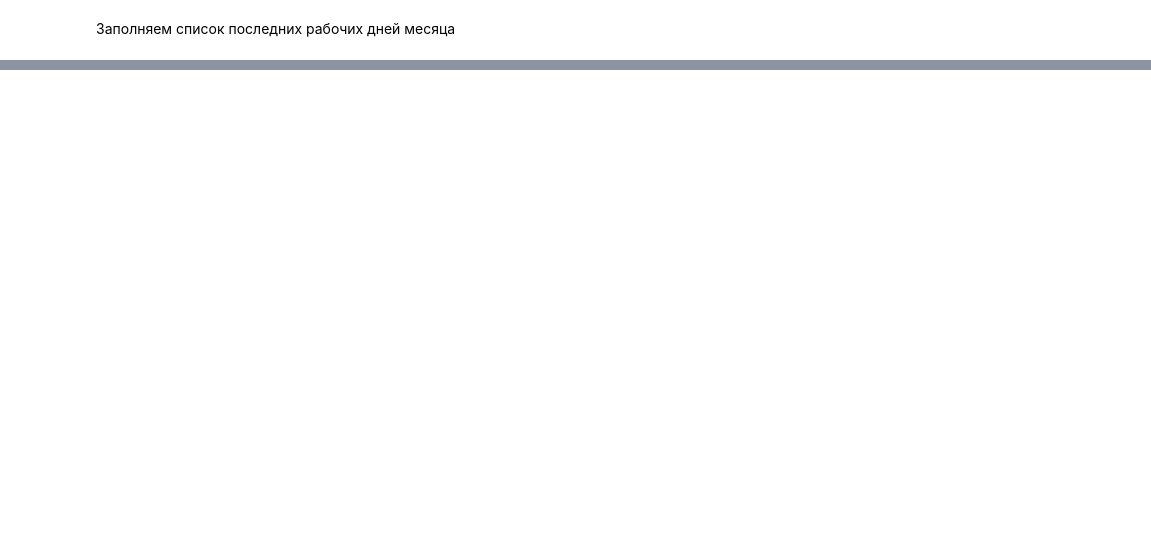
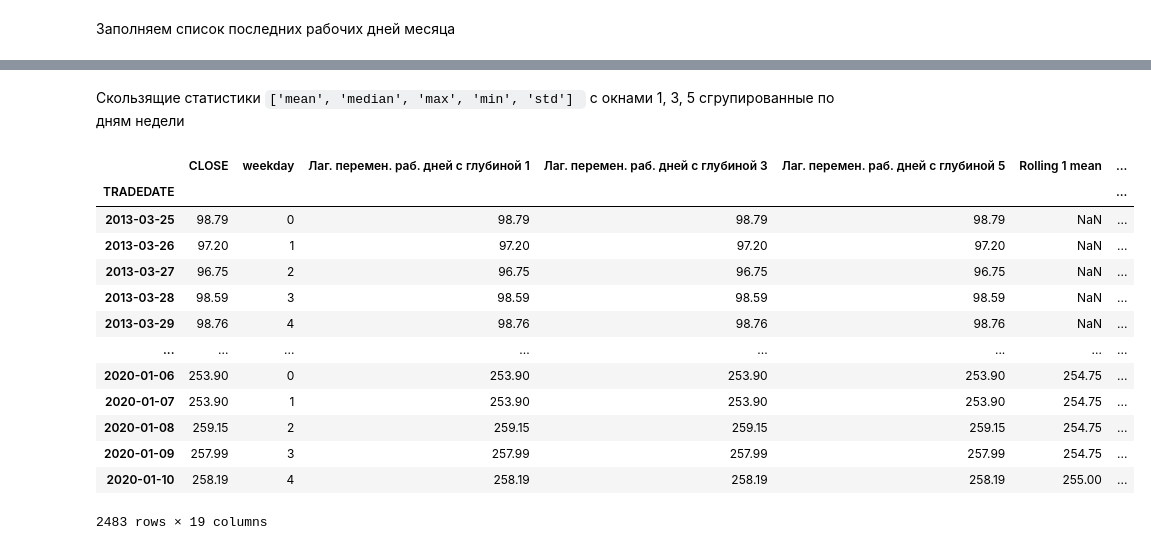
Before and after one commit to Rain1414/python_data_analysis_2021, a Jupyter notebook: hw_3.ipynb, the cells around one changed output, grey strips where cells are left out. Drawn from its saved outputs; the diff is of its cells as text; code cells hidden in the pictures; blank space fills up the shorter version.

```diff
--- a/hw_3.ipynb
+++ b/hw_3.ipynb
@@ -324,0 +260,4 @@ Name: 2025-12-31 00:00:00, dtype: int32
+# %%
+ts = pd.read_csv('./data/sber_stocks.csv', usecols=['CLOSE', 'TRADEDATE'],
+                 index_col='TRADEDATE', parse_dates=True)
+ts = ts.CLOSE
@@ -324,0 +266,2 @@ Name: 2025-12-31 00:00:00, dtype: int32
+# %%
+ts_1 = ts.asfreq(pd.offsets.Day()).fillna(method='ffill')
@@ -324,0 +285,4 @@ Name: 2025-12-31 00:00:00, dtype: int32
+# %%
+ts_1_df = pd.DataFrame(ts_1)
+ts_1_df['weekday'] = ts_1_df.index.weekday
+ts_1_df
@@ -324,0 +306,4 @@ Name: 2025-12-31 00:00:00, dtype: int32
+# %%
+for i in range(1, 6, 2):
+    ts_1_df['Лаг. перемен. раб. дней с глубиной ' + str(i)]=ts_1.shift(i, freq=russian_busday).values
+ts_1_df
@@ -324,0 +325,32 @@ Name: 2025-12-31 00:00:00, dtype: int32
+# %% [markdown]
+Скользящие статистики `['mean', 'median', 'max', 'min', 'std'] ` с окнами 1, 3, 5 сгрупированные по дням недели
+# %%
+for i in range(1, 6, 2):
+    ts_1_df['Rolling ' + str(i) + ' mean'] = ts_1_df.groupby('weekday')['CLOSE'].transform(
+        lambda x: x.rolling(window=i).mean().shift(1))
+    ts_1_df['Rolling ' + str(i) + ' median'] = ts_1_df.groupby('weekday')['CLOSE'].transform(
+        lambda x: x.rolling(window=i).median().shift(1))
+    ts_1_df['Rolling ' + str(i) + ' max'] = ts_1_df.groupby('weekday')['CLOSE'].transform(
+        lambda x: x.rolling(window=i).max().shift(1))
+    ts_1_df['Rolling ' + str(i) + ' min'] = ts_1_df.groupby('weekday')['CLOSE'].transform(
+        lambda x: x.rolling(window=i).min().shift(1))
+    if i == 1:
+        continue
+    ts_1_df['Rolling ' + str(i) + ' std'] = ts_1_df.groupby('weekday')['CLOSE'].transform(
+        lambda x: x.rolling(window=i).std().shift(1))
+ts_1_df
+# %% [output]
+|  | CLOSE | weekday | Лаг. перемен. раб. дней с глубиной 1 | Лаг. перемен. раб. дней с глубиной 3 | Лаг. перемен. раб. дней с глубиной 5 | Rolling 1 mean | ... |
+| TRADEDATE |  |  |  |  |  |  | ... |
+| 2013-03-25 | 98.79 | 0 | 98.79 | 98.79 | 98.79 | NaN | ... |
+| 2013-03-26 | 97.20 | 1 | 97.20 | 97.20 | 97.20 | NaN | ... |
+| 2013-03-27 | 96.75 | 2 | 96.75 | 96.75 | 96.75 | NaN | ... |
+| 2013-03-28 | 98.59 | 3 | 98.59 | 98.59 | 98.59 | NaN | ... |
+| 2013-03-29 | 98.76 | 4 | 98.76 | 98.76 | 98.76 | NaN | ... |
+| ... | ... | ... | ... | ... | ... | ... | ... |
+| 2020-01-06 | 253.90 | 0 | 253.90 | 253.90 | 253.90 | 254.75 | ... |
+| 2020-01-07 | 253.90 | 1 | 253.90 | 253.90 | 253.90 | 254.75 | ... |
+| 2020-01-08 | 259.15 | 2 | 259.15 | 259.15 | 259.15 | 254.75 | ... |
+| 2020-01-09 | 257.99 | 3 | 257.99 | 257.99 | 257.99 | 254.75 | ... |
+| 2020-01-10 | 258.19 | 4 | 258.19 | 258.19 | 258.19 | 255.00 | ... |
+2483 rows × 19 columns
```
Also changed, not shown: parts of 44 cells of this notebook.
